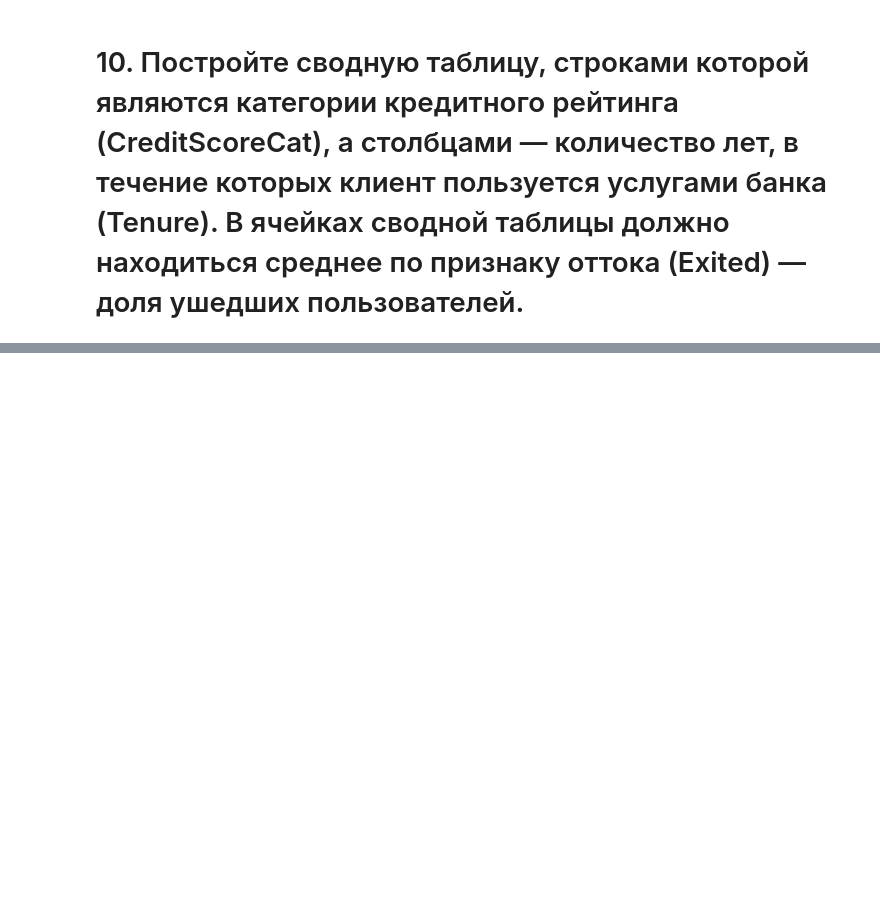
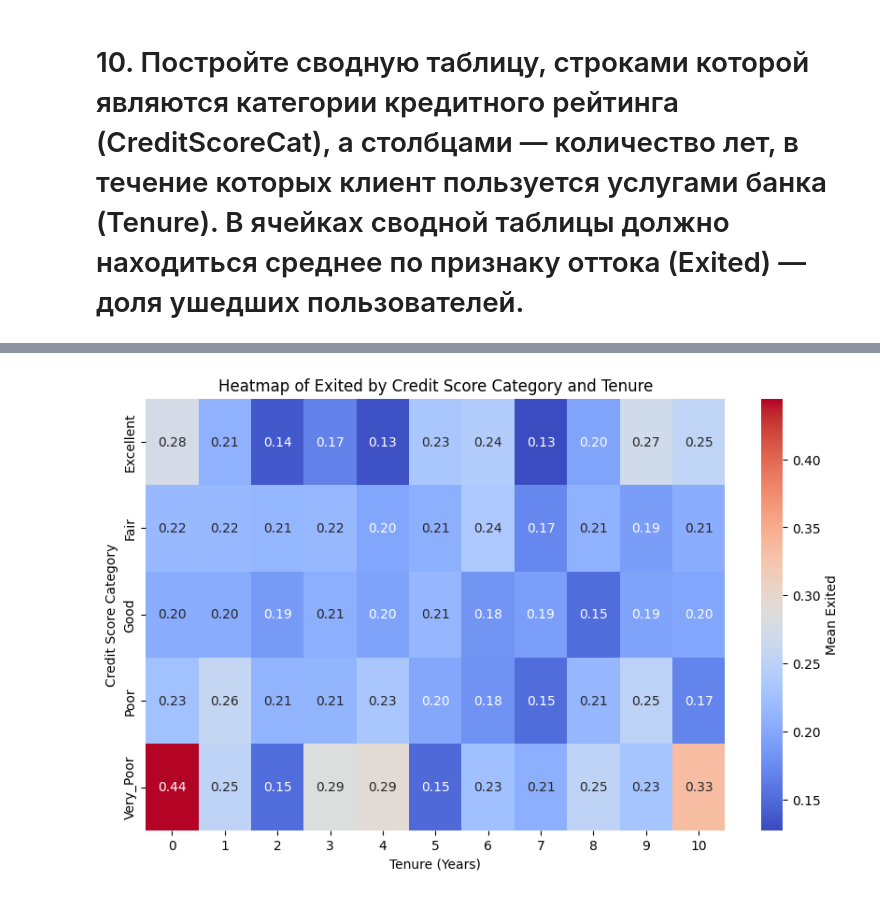
Before and after one commit to AbiNazim/Study_DataScience, a Jupyter notebook: project_analysis/Job.ipynb, the cells around one changed output, grey strips where cells are left out. Cells and saved outputs as stored; diff of their text form; code cells hidden in the pictures; blank space fills up the shorter version.

```diff
--- a/project_analysis/Job.ipynb
+++ b/project_analysis/Job.ipynb
@@ -330,5 +330,16 @@ pivot_table = churn_drop.pivot_table(
     aggfunc='mean'            # Аггрегирующая функция - среднее
 )
 
-pivot_table
+plt.figure(figsize=(10, 6))
+
+# Построение тепловой карты
+sns.heatmap(pivot_table, annot=True, fmt=".2f", cmap='coolwarm', cbar_kws={'label': 'Mean Exited'})
+
+# Настройка заголовка и меток осей
+plt.title('Heatmap of Exited by Credit Score Category and Tenure')
+plt.xlabel('Tenure (Years)')
+plt.ylabel('Credit Score Category')
+
+# Показать график
+plt.show()
 # %% [output]
@@ -341,0 +346 @@ pivot_table
+[figure, added]
```
Also changed, not shown: parts of 1 cell of this notebook.
